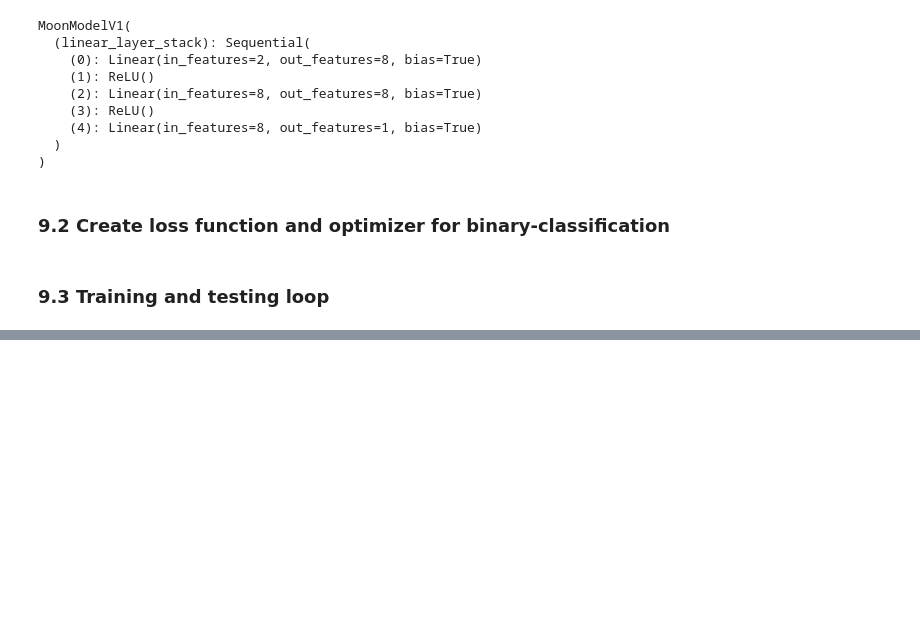
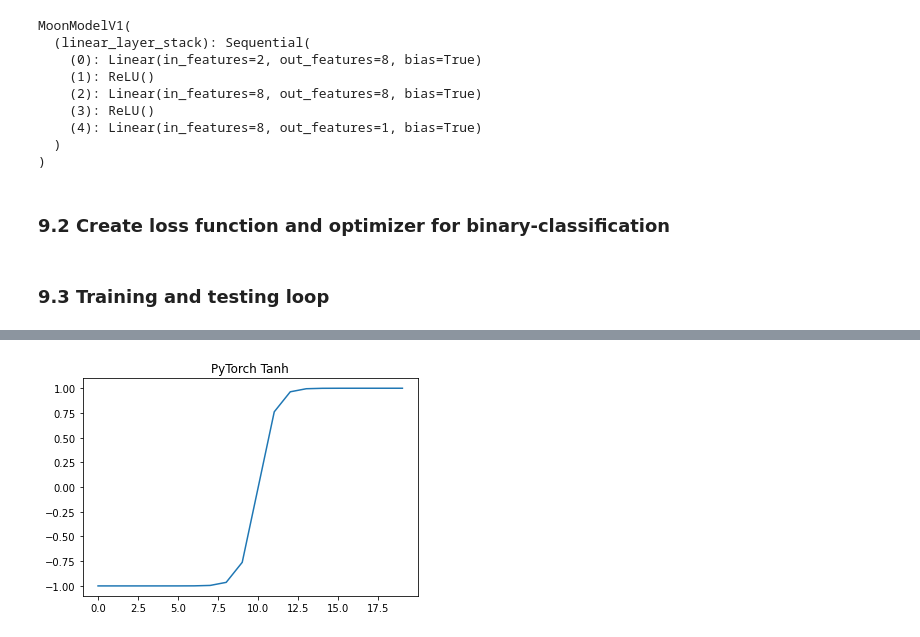
Before and after one commit to maronem/PyTorch, a Jupyter notebook: 02_neural_network_classification.ipynb, the cells around one changed output, grey strips where cells are left out. Saved outputs shown, nothing was run; the diff lists cells and outputs as text; code cells hidden in the pictures; blank space fills up the shorter version.

```diff
--- a/02_neural_network_classification.ipynb
+++ b/02_neural_network_classification.ipynb
@@ -1482,0 +1536,6 @@ Epoch: 90 | Loss: 0.44640, Accuracy: 0.83% | Test loss: 0.46223, Test acc: 0.80%
+# %%
+# Apply PyTorch `torch.tanh` fn and plot B
+plt.title("PyTorch Tanh")
+plt.plot(torch.tanh(B));
+# %% [output]
+[figure, added]
```
Also changed, not shown: parts of 19 cells of this notebook.
